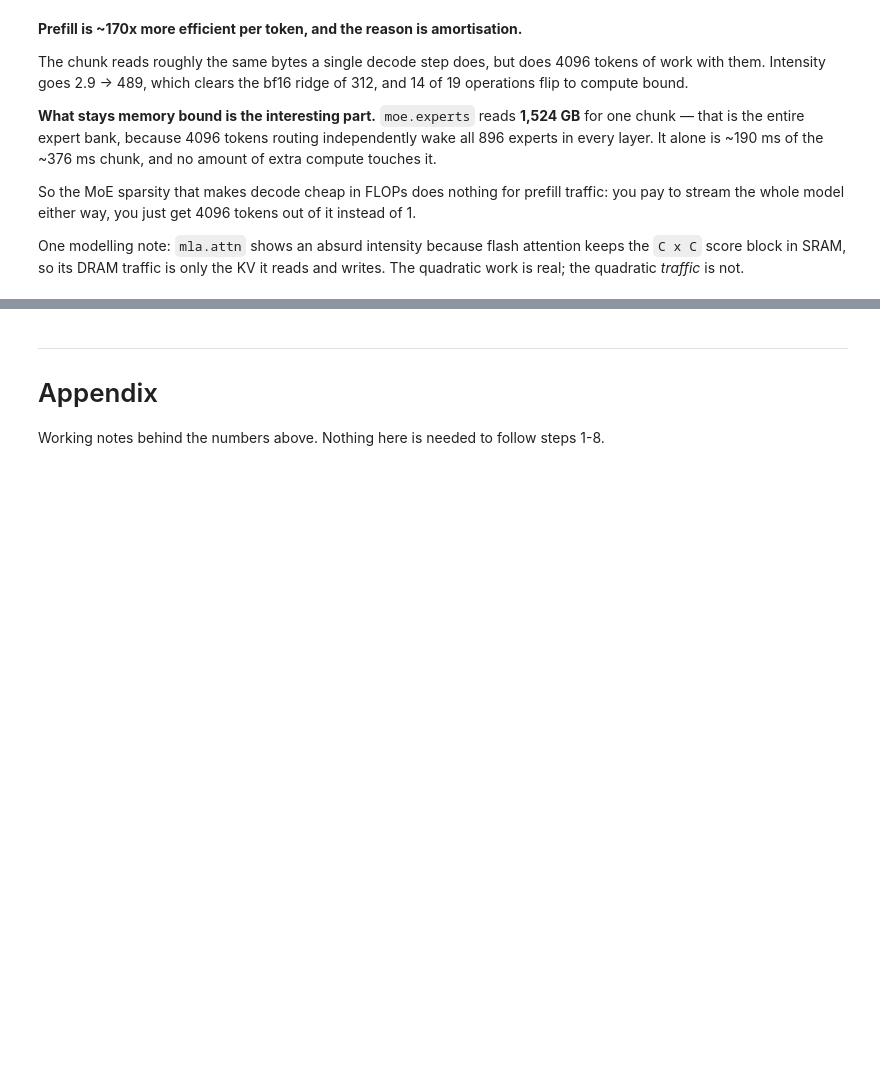
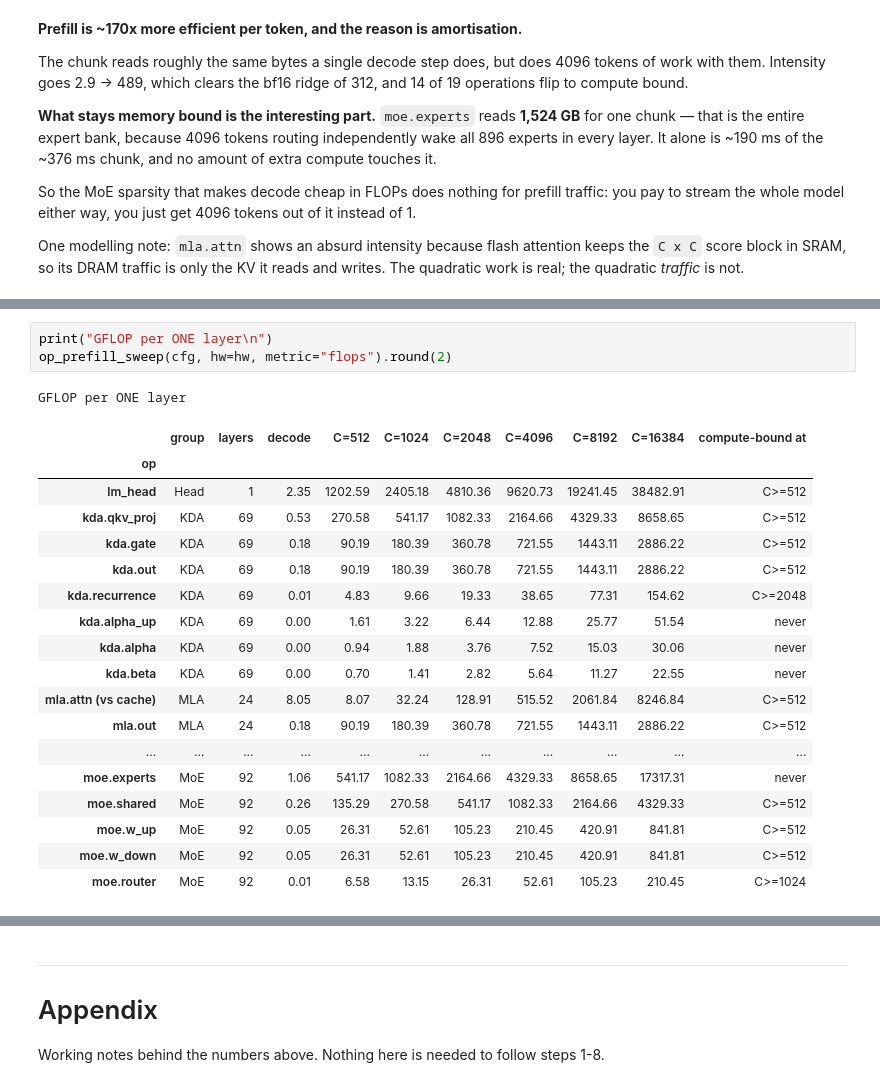
Before and after one commit to dougUCN/kimik3-exercise, a Jupyter notebook: roofline.ipynb, the cells around one changed output, grey strips where cells are left out. Drawn from its saved outputs; the diff is of its cells as text; blank space fills up the shorter version.

```diff
--- a/roofline.ipynb
+++ b/roofline.ipynb
@@ -449,0 +483,23 @@ reads and writes. The quadratic work is real; the quadratic *traffic* is not.
+# %%
+print("GFLOP per ONE layer\n")
+op_prefill_sweep(cfg, hw=hw, metric="flops").round(2)
+# %% [output]
+GFLOP per ONE layer
+|  | group | layers | decode | C=512 | C=1024 | C=2048 | C=4096 | C=8192 | C=16384 | compute-bound at |
+| op |  |  |  |  |  |  |  |  |  |  |
+| lm_head | Head | 1 | 2.35 | 1202.59 | 2405.18 | 4810.36 | 9620.73 | 19241.45 | 38482.91 | C>=512 |
+| kda.qkv_proj | KDA | 69 | 0.53 | 270.58 | 541.17 | 1082.33 | 2164.66 | 4329.33 | 8658.65 | C>=512 |
+| kda.gate | KDA | 69 | 0.18 | 90.19 | 180.39 | 360.78 | 721.55 | 1443.11 | 2886.22 | C>=512 |
+| kda.out | KDA | 69 | 0.18 | 90.19 | 180.39 | 360.78 | 721.55 | 1443.11 | 2886.22 | C>=512 |
+| kda.recurrence | KDA | 69 | 0.01 | 4.83 | 9.66 | 19.33 | 38.65 | 77.31 | 154.62 | C>=2048 |
+| kda.alpha_up | KDA | 69 | 0.00 | 1.61 | 3.22 | 6.44 | 12.88 | 25.77 | 51.54 | never |
+| kda.alpha | KDA | 69 | 0.00 | 0.94 | 1.88 | 3.76 | 7.52 | 15.03 | 30.06 | never |
+| kda.beta | KDA | 69 | 0.00 | 0.70 | 1.41 | 2.82 | 5.64 | 11.27 | 22.55 | never |
+| mla.attn (vs cache) | MLA | 24 | 8.05 | 8.07 | 32.24 | 128.91 | 515.52 | 2061.84 | 8246.84 | C>=512 |
+| mla.out | MLA | 24 | 0.18 | 90.19 | 180.39 | 360.78 | 721.55 | 1443.11 | 2886.22 | C>=512 |
+| ... | ... | ... | ... | ... | ... | ... | ... | ... | ... | ... |
+| moe.experts | MoE | 92 | 1.06 | 541.17 | 1082.33 | 2164.66 | 4329.33 | 8658.65 | 17317.31 | never |
+| moe.shared | MoE | 92 | 0.26 | 135.29 | 270.58 | 541.17 | 1082.33 | 2164.66 | 4329.33 | C>=512 |
+| moe.w_up | MoE | 92 | 0.05 | 26.31 | 52.61 | 105.23 | 210.45 | 420.91 | 841.81 | C>=512 |
+| moe.w_down | MoE | 92 | 0.05 | 26.31 | 52.61 | 105.23 | 210.45 | 420.91 | 841.81 | C>=512 |
+| moe.router | MoE | 92 | 0.01 | 6.58 | 13.15 | 26.31 | 52.61 | 105.23 | 210.45 | C>=1024 |
```
Also changed, not shown: parts of 6 cells of this notebook, 1 other file.
